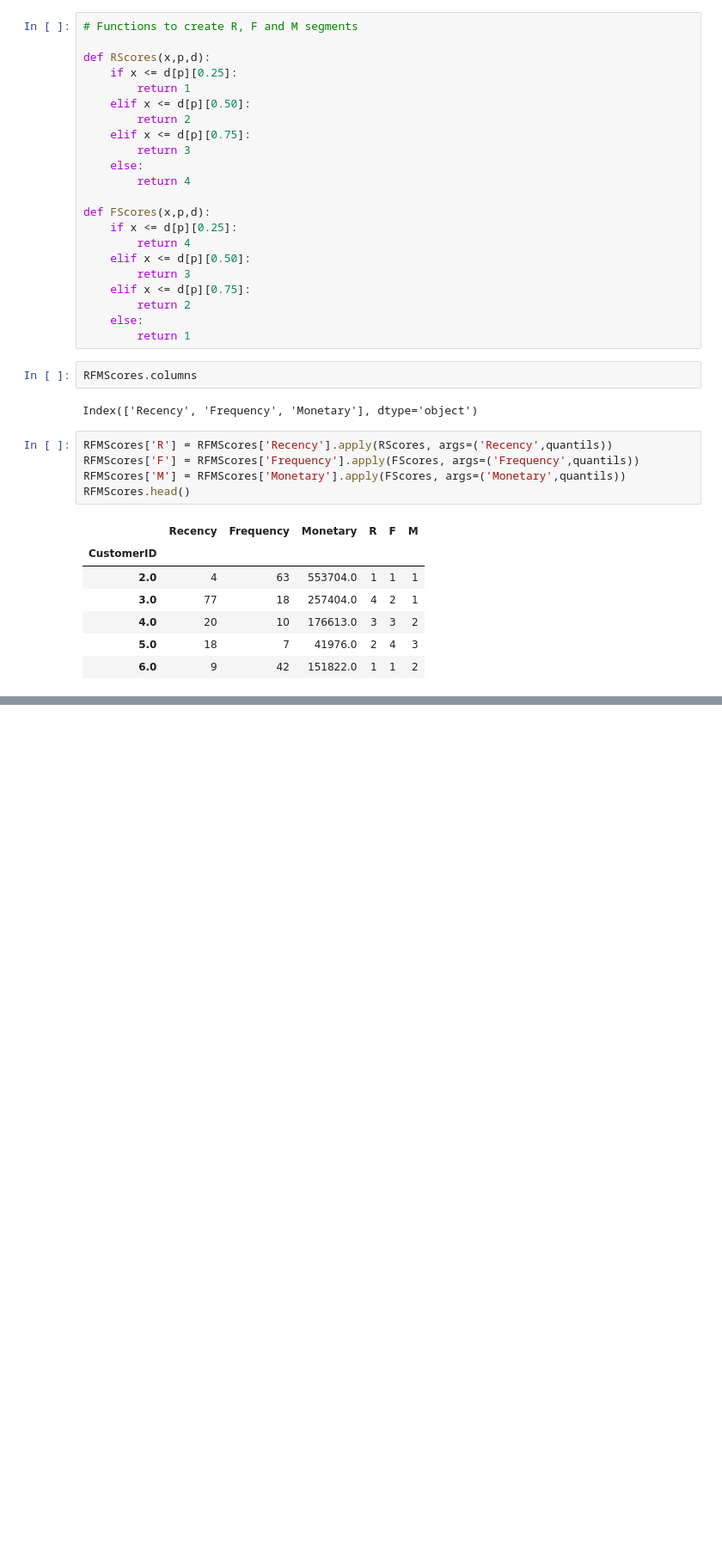
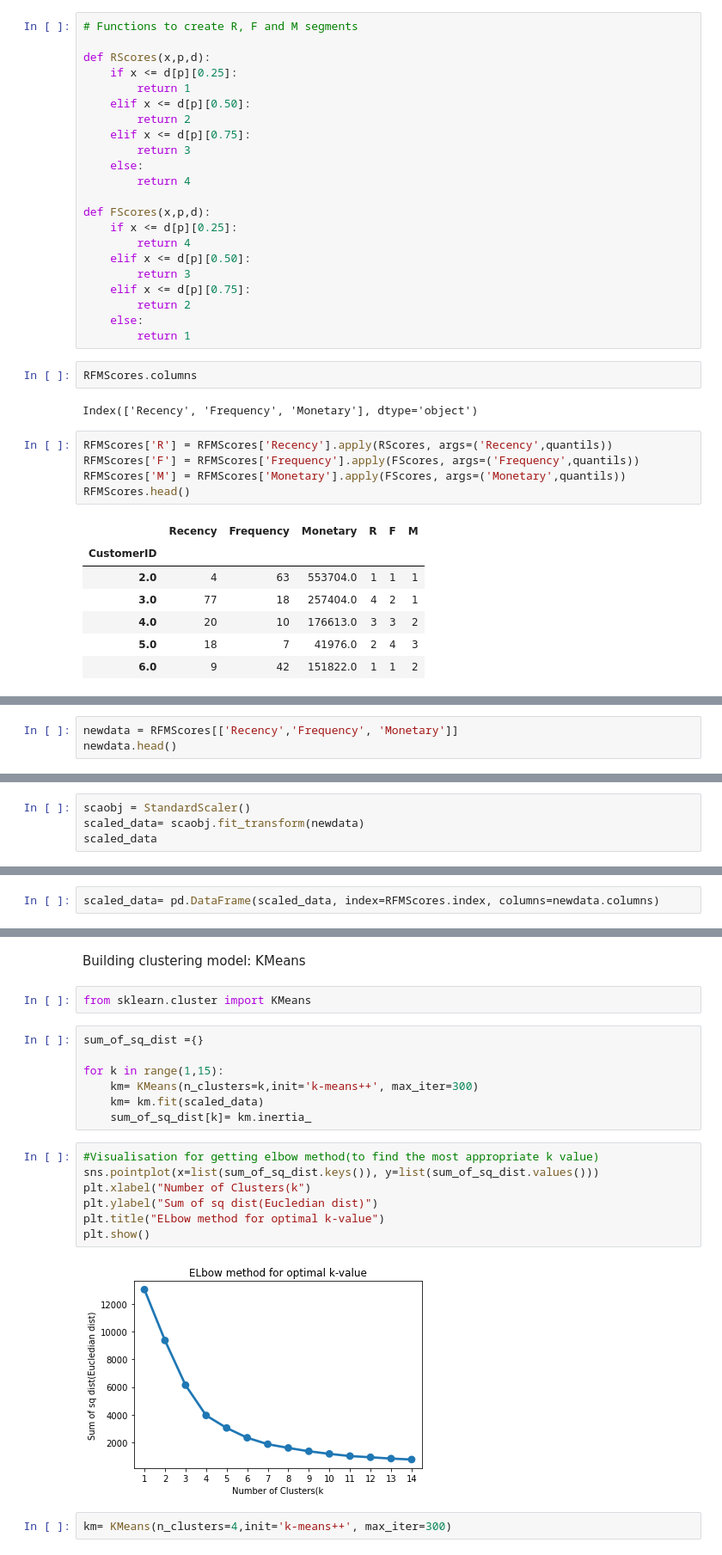
Before and after one commit to nil211/Ecom, a Jupyter notebook: Ecommerce_Analytics_31st_July_2022.ipynb, the cells around one changed output, grey strips where cells are left out. Shown: that part at 86% size. Drawn from its saved outputs; the diff is of its cells as text; blank space fills up the shorter version.

```diff
--- a/Ecommerce_Analytics_31st_July_2022.ipynb
+++ b/Ecommerce_Analytics_31st_July_2022.ipynb
@@ -452,0 +511,3 @@ RFMScores['Monetary'] = [handle_neg_n_zero(x) for x in RFMScores.Monetary]
+# %%
+newdata = RFMScores[['Recency','Frequency', 'Monetary']]
+newdata.head()
@@ -452,0 +522,4 @@ RFMScores['Monetary'] = [handle_neg_n_zero(x) for x in RFMScores.Monetary]
+# %%
+scaobj = StandardScaler()
+scaled_data= scaobj.fit_transform(newdata)
+scaled_data
@@ -452,0 +534,2 @@ RFMScores['Monetary'] = [handle_neg_n_zero(x) for x in RFMScores.Monetary]
+# %%
+scaled_data= pd.DataFrame(scaled_data, index=RFMScores.index, columns=newdata.columns)
@@ -452,0 +546,22 @@ RFMScores['Monetary'] = [handle_neg_n_zero(x) for x in RFMScores.Monetary]
+# %% [markdown]
+Building clustering model: KMeans
+# %%
+from sklearn.cluster import KMeans
+# %%
+sum_of_sq_dist ={}
+
+for k in range(1,15):
+    km= KMeans(n_clusters=k,init='k-means++', max_iter=300)
+    km= km.fit(scaled_data)
+    sum_of_sq_dist[k]= km.inertia_
+# %%
+#Visualisation for getting elbow method(to find the most appropriate k value)
+sns.pointplot(x=list(sum_of_sq_dist.keys()), y=list(sum_of_sq_dist.values()))
+plt.xlabel("Number of Clusters(k")
+plt.ylabel("Sum of sq dist(Eucledian dist)")
+plt.title("ELbow method for optimal k-value")
+plt.show()
+# %% [output]
+[figure, added]
+# %%
+km= KMeans(n_clusters=4,init='k-means++', max_iter=300)
```
Also changed, not shown: parts of 32 cells of this notebook, 2 other files.
